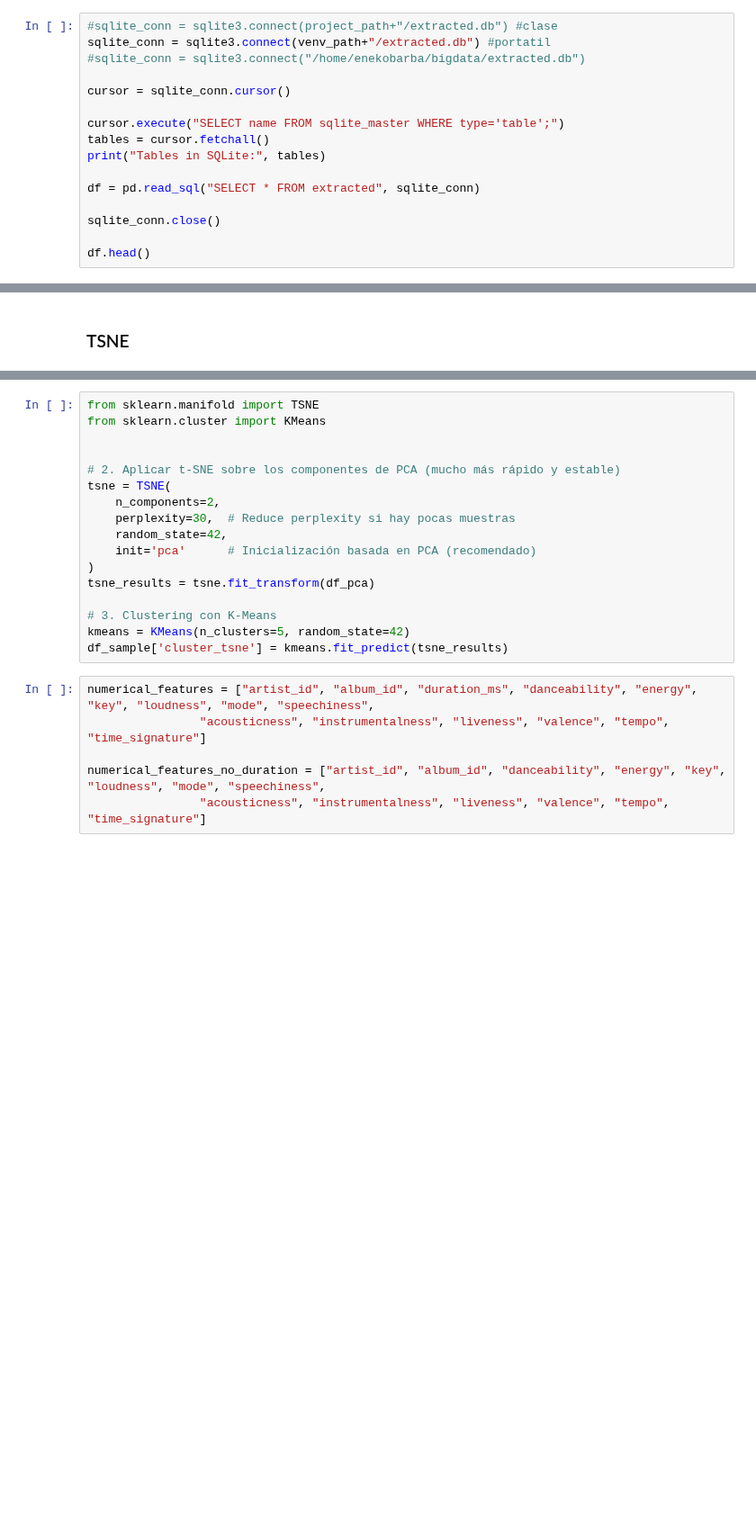
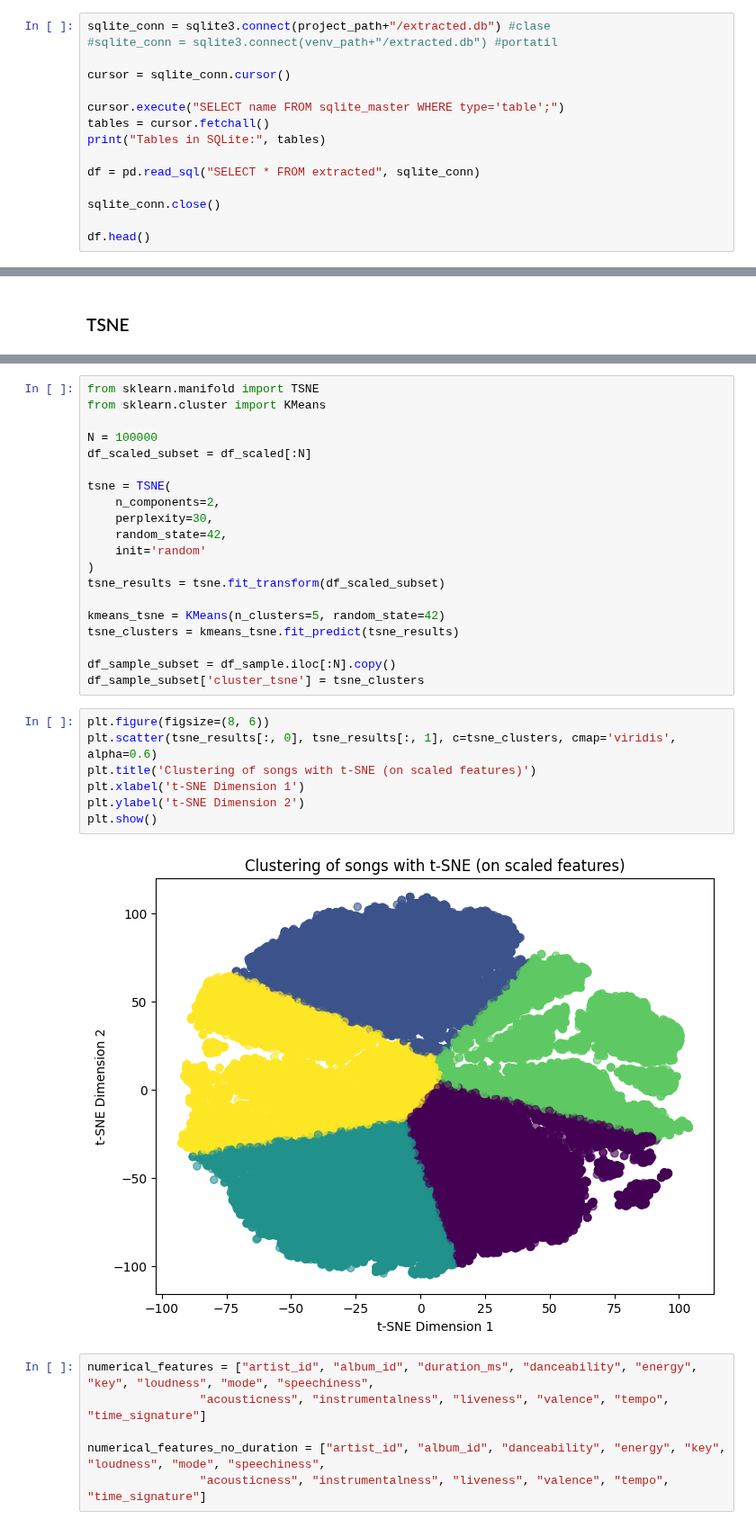
Before and after one commit to enekobarod/Suggestify, a Jupyter notebook: Suggestify/Suggestify.ipynb, the cells around one changed output, grey strips where cells are left out. Shown at 90% size. Saved outputs shown, nothing was run; the diff lists cells and outputs as text; blank space fills up the shorter version.

Commit message:
TSNE 100k bien

```diff
--- a/Suggestify/Suggestify.ipynb
+++ b/Suggestify/Suggestify.ipynb
@@ -46,9 +46,8 @@ project_path = os.path.dirname(venv_path)
 # %% [markdown]
 ### Dataframe retrieval
 # %%
-#sqlite_conn = sqlite3.connect(project_path+"/extracted.db") #clase
-sqlite_conn = sqlite3.connect(venv_path+"/extracted.db") #portatil
-#sqlite_conn = sqlite3.connect("/home/enekobarba/bigdata/extracted.db")
+sqlite_conn = sqlite3.connect(project_path+"/extracted.db") #clase
+#sqlite_conn = sqlite3.connect(venv_path+"/extracted.db") #portatil
 
 cursor = sqlite_conn.cursor()
 
@@ -304,19 +303,31 @@ See the caveats in the documentation: https://pandas.pydata.org/pandas-docs/stab
 from sklearn.manifold import TSNE
 from sklearn.cluster import KMeans
 
+N = 100000
+df_scaled_subset = df_scaled[:N]
 
-# 2. Aplicar t-SNE sobre los componentes de PCA (mucho más rápido y estable)
 tsne = TSNE(
     n_components=2,
-    perplexity=30,  # Reduce perplexity si hay pocas muestras
+    perplexity=30,
     random_state=42,
-    init='pca'      # Inicialización basada en PCA (recomendado)
+    init='random'
 )
-tsne_results = tsne.fit_transform(df_pca)
+tsne_results = tsne.fit_transform(df_scaled_subset)
 
-# 3. Clustering con K-Means
-kmeans = KMeans(n_clusters=5, random_state=42)
-df_sample['cluster_tsne'] = kmeans.fit_predict(tsne_results)
+kmeans_tsne = KMeans(n_clusters=5, random_state=42)
+tsne_clusters = kmeans_tsne.fit_predict(tsne_results)
+
+df_sample_subset = df_sample.iloc[:N].copy()
+df_sample_subset['cluster_tsne'] = tsne_clusters
+# %%
+plt.figure(figsize=(8, 6))
+plt.scatter(tsne_results[:, 0], tsne_results[:, 1], c=tsne_clusters, cmap='viridis', alpha=0.6)
+plt.title('Clustering of songs with t-SNE (on scaled features)')
+plt.xlabel('t-SNE Dimension 1')
+plt.ylabel('t-SNE Dimension 2')
+plt.show()
+# %% [output]
+[figure, added]
 # %%
 numerical_features = ["artist_id", "album_id", "duration_ms", "danceability", "energy", "key", "loudness", "mode", "speechiness",
                 "acousticness", "instrumentalness", "liveness", "valence", "tempo", "time_signature"]
```
Also changed, not shown: parts of 1 cell of this notebook.
